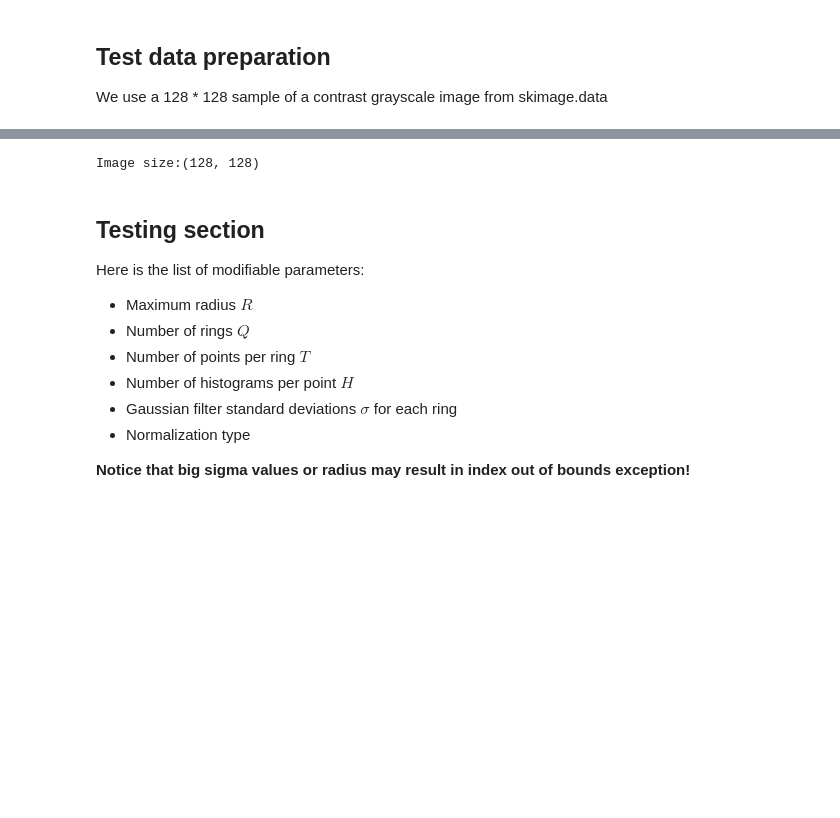
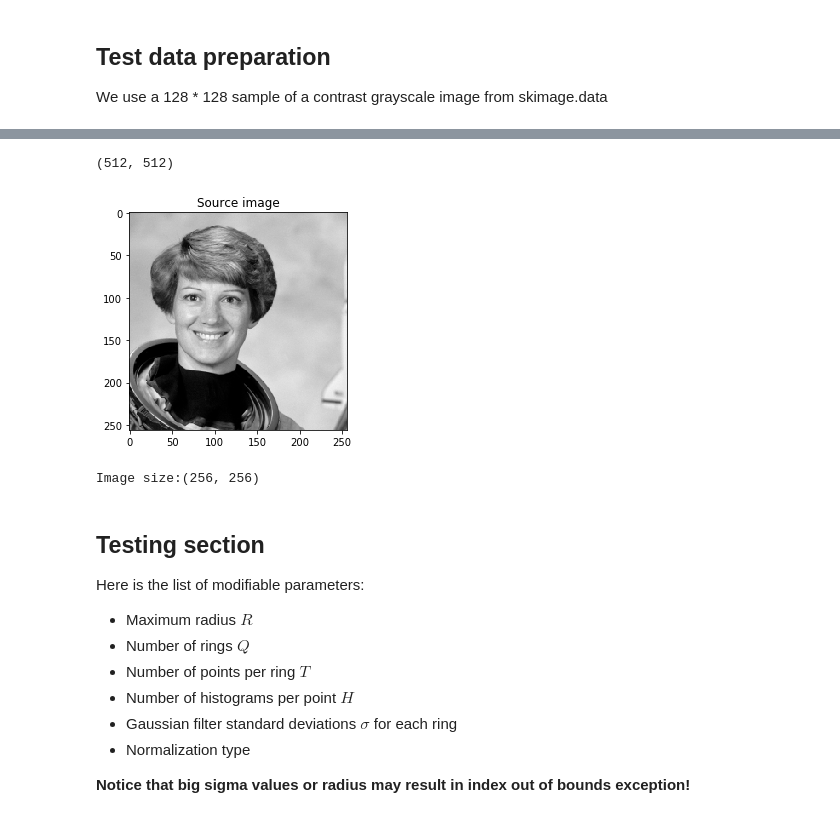
Before and after one commit to aisus/masters, a Jupyter notebook: daisy-descriptor/daisy-custom.ipynb, the cells around one changed output, grey strips where cells are left out. Cells and saved outputs as stored; diff of their text form; code cells hidden in the pictures; blank space fills up the shorter version.

Commit message:
Added support for float64 images

```diff
--- a/daisy-descriptor/daisy-custom.ipynb
+++ b/daisy-descriptor/daisy-custom.ipynb
@@ -179,7 +180,7 @@ Functions for data visualization
 # Draws a circle
 def draw_circle(image, x, y, radius):
     rr, cc = circle_perimeter(x, y, radius)
-    image[rr, cc] = 255
+    image[rr, cc] = 1
 
 # Draws a set of evenly arranged lines from center
 def draw_lines(image, x, y, radius, n):
@@ -190,12 +191,12 @@ def draw_lines(image, x, y, radius, n):
         x1 = int(x + line_len * np.sin(tetha))
         j1 = int(y + line_len * np.cos(tetha))
         rr, cc = line(x, y, x1, j1)
-        image[rr, cc] = 255
+        image[rr, cc] = 1
 
 # Shows an image
 def imgshow(image, title='', cmap=plt.cm.gray):
     fig, ax = plt.subplots()
-    ax.imshow(image, cmap=cmap)
+    ax.imshow(img_as_ubyte(image), cmap=cmap)
     ax.set_title(title)
     plt.show()
 
@@ -228,10 +229,13 @@ def plot_xy(x, y, title='', xlabel='', ylabel=''):
 ## Test data preparation
 We use a 128 * 128 sample of a contrast grayscale image from skimage.data
 # %%
-img_src = data.camera()
+img_src = rgb2gray(img_as_float(data.astronaut()))
 
+print(img_src.shape)
+
+#center = [img_src.shape[1] / 2, img_src.shape[0] / 2]
 center = [128, 256]
-size = [128, 128]
+size = [256, 256]
 
 image = img_src[int(center[0]-size[0] / 2):int(center[0]+size[0] / 2),
            int(center[1]-size[1] / 2):int(center[1]+size[1] / 2)]
@@ -243,4 +245,6 @@ print(f'Image size:{image.shape}')
-Image size:(128, 128)
+(512, 512)
+[figure, added]
+Image size:(256, 256)
 # %% [markdown]
 ## Testing section
 Here is the list of modifiable parameters:
```
Also changed, not shown: parts of 10 cells of this notebook, 1 other file.
